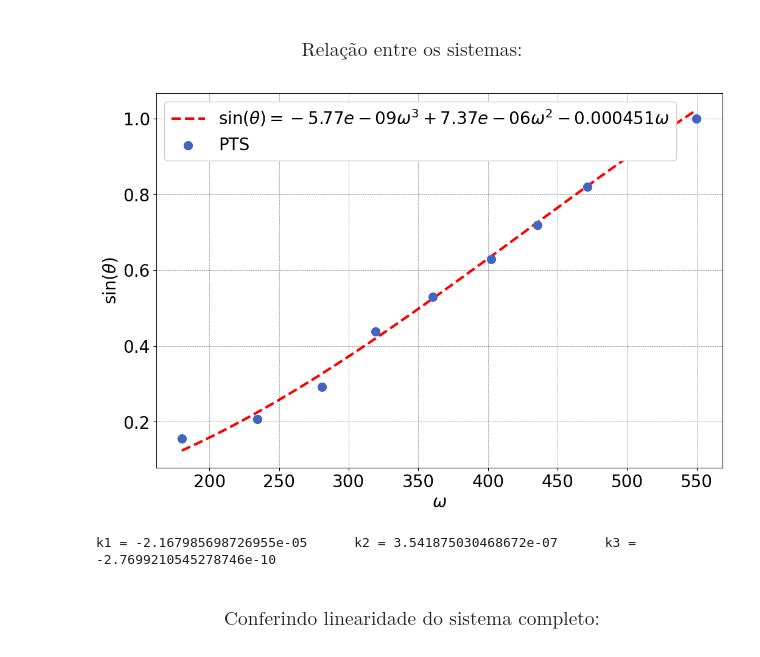
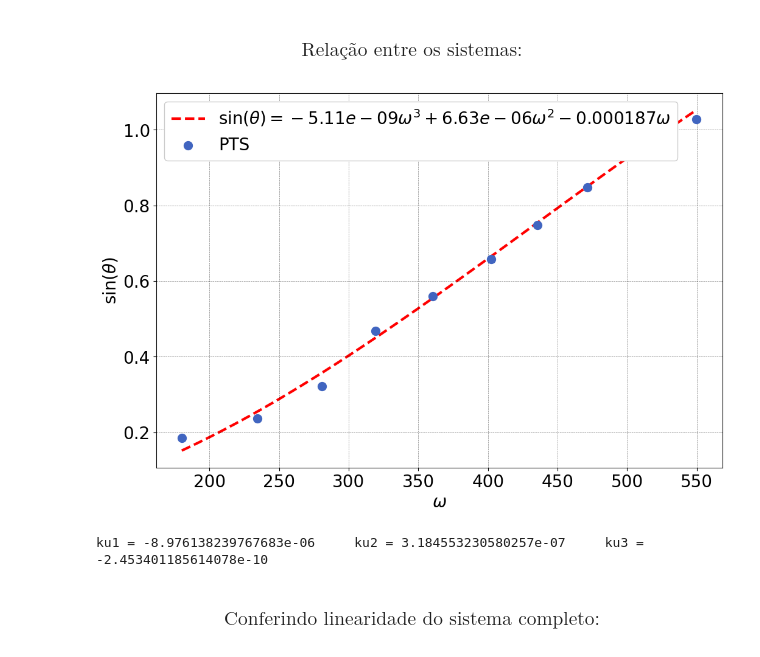
Before and after one commit to ErickNMA/LCD, a Jupyter notebook: ensaios_planta/fan-plate_analisys.ipynb, the cells around one changed output. Cells and saved outputs as stored; diff of their text form; code cells hidden in the pictures.

```diff
--- a/ensaios_planta/fan-plate_analisys.ipynb
+++ b/ensaios_planta/fan-plate_analisys.ipynb
@@ -296,42 +296,42 @@ Jp = 0.4353686012905873
 # %%
 #Dados:
 wmot = wxth[0]*2*np.pi/60
-sinth = np.sin(np.radians(wxth[1]))
+sinth = np.sin(np.radians(wxth[1]))+(0.0014/tg)
 
 #Ajuste cúbico sem termo independente:
 A = []
 for w in wmot:
     A.append([w**3, w**2, w])
 A = np.array(A)
 B = np.array(sinth)[:, np.newaxis]
 C = (np.linalg.inv(A.T@A)@A.T@B).T[0]
 
 c3 = C[0]
 c2 = C[1]
 c1 = C[2]
 
 
 wlin = np.linspace(wmot[0], wmot[-1], 100)
 sincalc = np.polyval(np.array([c3, c2, c1, 0]), wlin)
 
 #Plot:
 plt.figure()
 plt.plot(wlin, sincalc, linestyle='dashed', color='r', zorder=0, label=f'$\sin(\\theta) = {round(c3,11)}\omega^3 + {round(c2,8)}\omega^2 {round(c1,6)}\omega$')
 plt.scatter(wmot, sinth, zorder=1, linewidth=5, label='PTS')
 plt.ylabel('$\sin(\\theta)$')
 plt.xlabel('$\omega$')
 plt.legend()
 plt.show()
 # %% [output]
-[figure, old version]
+[figure, new version]
 # %%
 #Ganho de acoplamento quadrático entre os sistemas:
-k1 = c1*tg
-k2 = c2*tg
-k3 = c3*tg
-print(f'k1 = {k1} \t k2 = {k2} \t k3 = {k3} \t')
+ku1 = c1*tg
+ku2 = c2*tg
+ku3 = c3*tg
+print(f'ku1 = {ku1} \t ku2 = {ku2} \t ku3 = {ku3} \t')
 # %% [output]
-k1 = -2.167985698726955e-05      k2 = 3.541875030468672e-07      k3 = -2.7699210545278746e-10
+ku1 = -8.976138239767683e-06     ku2 = 3.184553230580257e-07     ku3 = -2.453401185614078e-10
 # %% [markdown]
 ### $$ \text{Conferindo linearidade do sistema completo:}$$
 # %%
```
Also changed, not shown: parts of 2 cells of this notebook, 8 other files.
